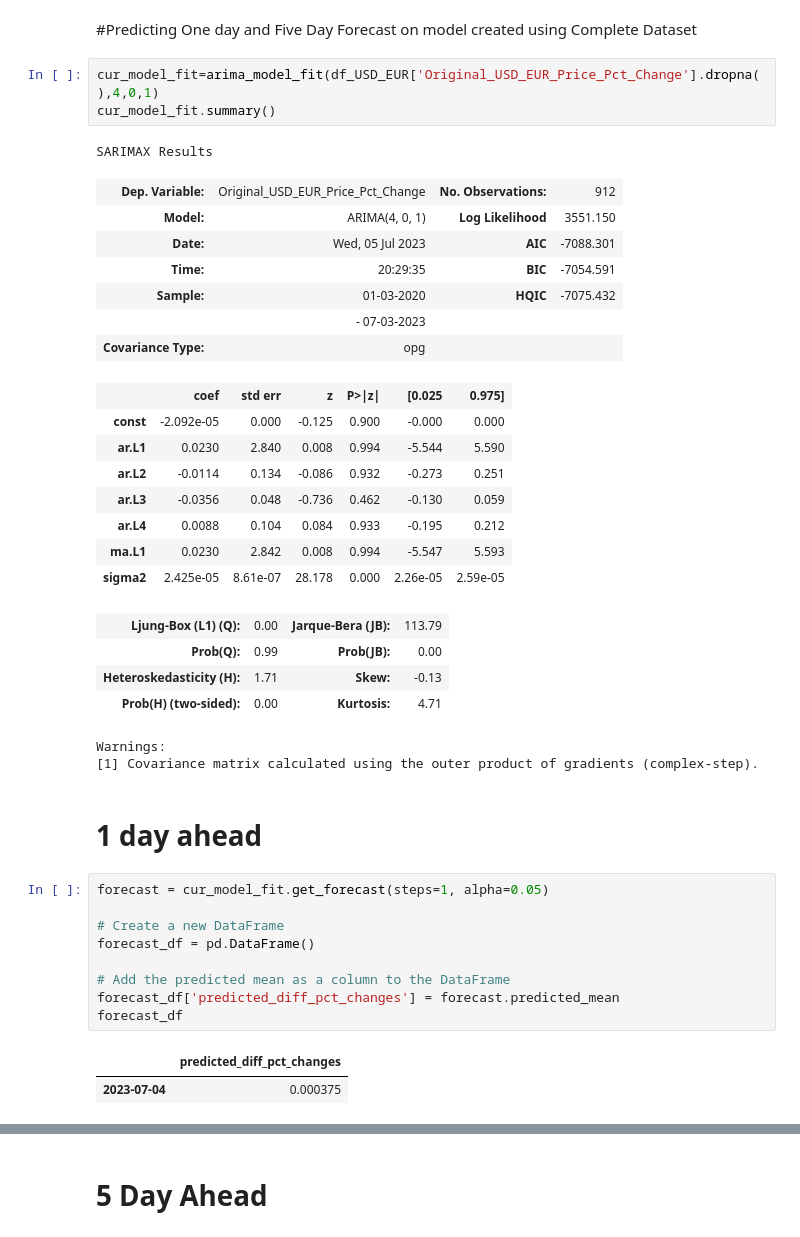
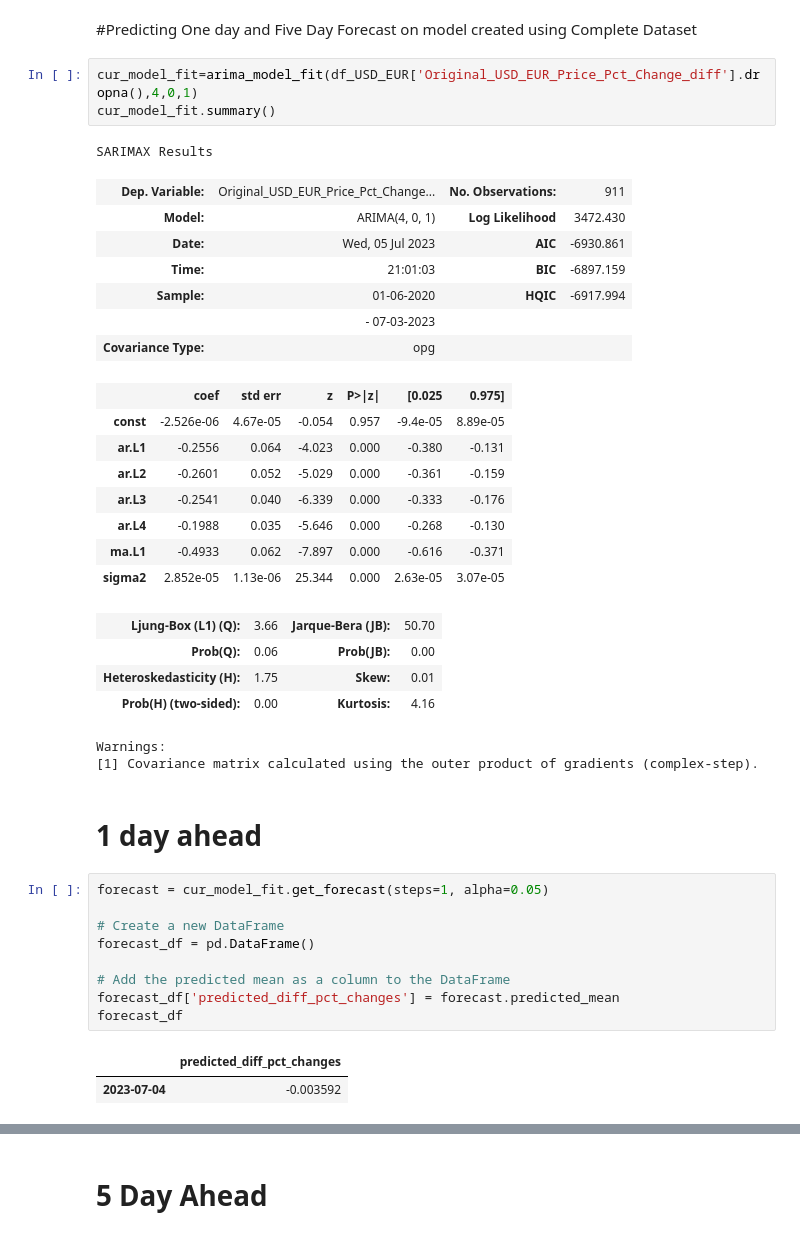
Before and after one commit to pravin-raut/MachineLearning, a Jupyter notebook: dissertation/ARIMA_Currency_v1.ipynb, the cells around one changed output, grey strips where cells are left out. Drawn from its saved outputs; the diff is of its cells as text.

```diff
--- a/dissertation/ARIMA_Currency_v1.ipynb
+++ b/dissertation/ARIMA_Currency_v1.ipynb
@@ -536,29 +531,29 @@ AS Training dataset is older than **130 days** , it wont predict correct values
 # %% [markdown]
 #Predicting One day and Five Day Forecast on model created using Complete Dataset
 # %%
-cur_model_fit=arima_model_fit(df_USD_EUR['Original_USD_EUR_Price_Pct_Change'].dropna(),4,0,1)
+cur_model_fit=arima_model_fit(df_USD_EUR['Original_USD_EUR_Price_Pct_Change_diff'].dropna(),4,0,1)
 cur_model_fit.summary()
 # %% [output]
 SARIMAX Results
-| Dep. Variable: | Original_USD_EUR_Price_Pct_Change | No. Observations: | 912 |
-| Model: | ARIMA(4, 0, 1) | Log Likelihood | 3551.150 |
-| Date: | Wed, 05 Jul 2023 | AIC | -7088.301 |
-| Time: | 20:29:35 | BIC | -7054.591 |
-| Sample: | 01-03-2020 | HQIC | -7075.432 |
+| Dep. Variable: | Original_USD_EUR_Price_Pct_Change... | No. Observations: | 911 |
+| Model: | ARIMA(4, 0, 1) | Log Likelihood | 3472.430 |
+| Date: | Wed, 05 Jul 2023 | AIC | -6930.861 |
+| Time: | 21:01:03 | BIC | -6897.159 |
+| Sample: | 01-06-2020 | HQIC | -6917.994 |
 |  | - 07-03-2023 |  |  |
 | Covariance Type: | opg |  |  |
 |  | coef | std err | z | P>|z| | [0.025 | 0.975] |
-| const | -2.092e-05 | 0.000 | -0.125 | 0.900 | -0.000 | 0.000 |
-| ar.L1 | 0.0230 | 2.840 | 0.008 | 0.994 | -5.544 | 5.590 |
-| ar.L2 | -0.0114 | 0.134 | -0.086 | 0.932 | -0.273 | 0.251 |
-| ar.L3 | -0.0356 | 0.048 | -0.736 | 0.462 | -0.130 | 0.059 |
-| ar.L4 | 0.0088 | 0.104 | 0.084 | 0.933 | -0.195 | 0.212 |
-| ma.L1 | 0.0230 | 2.842 | 0.008 | 0.994 | -5.547 | 5.593 |
-| sigma2 | 2.425e-05 | 8.61e-07 | 28.178 | 0.000 | 2.26e-05 | 2.59e-05 |
+| const | -2.526e-06 | 4.67e-05 | -0.054 | 0.957 | -9.4e-05 | 8.89e-05 |
+| ar.L1 | -0.2556 | 0.064 | -4.023 | 0.000 | -0.380 | -0.131 |
+| ar.L2 | -0.2601 | 0.052 | -5.029 | 0.000 | -0.361 | -0.159 |
+| ar.L3 | -0.2541 | 0.040 | -6.339 | 0.000 | -0.333 | -0.176 |
+| ar.L4 | -0.1988 | 0.035 | -5.646 | 0.000 | -0.268 | -0.130 |
+| ma.L1 | -0.4933 | 0.062 | -7.897 | 0.000 | -0.616 | -0.371 |
+| sigma2 | 2.852e-05 | 1.13e-06 | 25.344 | 0.000 | 2.63e-05 | 3.07e-05 |
-| Ljung-Box (L1) (Q): | 0.00 | Jarque-Bera (JB): | 113.79 |
-| Prob(Q): | 0.99 | Prob(JB): | 0.00 |
-| Heteroskedasticity (H): | 1.71 | Skew: | -0.13 |
-| Prob(H) (two-sided): | 0.00 | Kurtosis: | 4.71 |
+| Ljung-Box (L1) (Q): | 3.66 | Jarque-Bera (JB): | 50.70 |
+| Prob(Q): | 0.06 | Prob(JB): | 0.00 |
+| Heteroskedasticity (H): | 1.75 | Skew: | 0.01 |
+| Prob(H) (two-sided): | 0.00 | Kurtosis: | 4.16 |
 Warnings:
 [1] Covariance matrix calculated using the outer product of gradients (complex-step).
 # %% [markdown]
@@ -574,7 +569,7 @@ forecast_df['predicted_diff_pct_changes'] = forecast.predicted_mean
 forecast_df
 # %% [output]
 |  | predicted_diff_pct_changes |
-| 2023-07-04 | 0.000375 |
+| 2023-07-04 | -0.003592 |
 # %%
 predicted_prices = []
 
```
Also changed, not shown: parts of 17 cells of this notebook.
